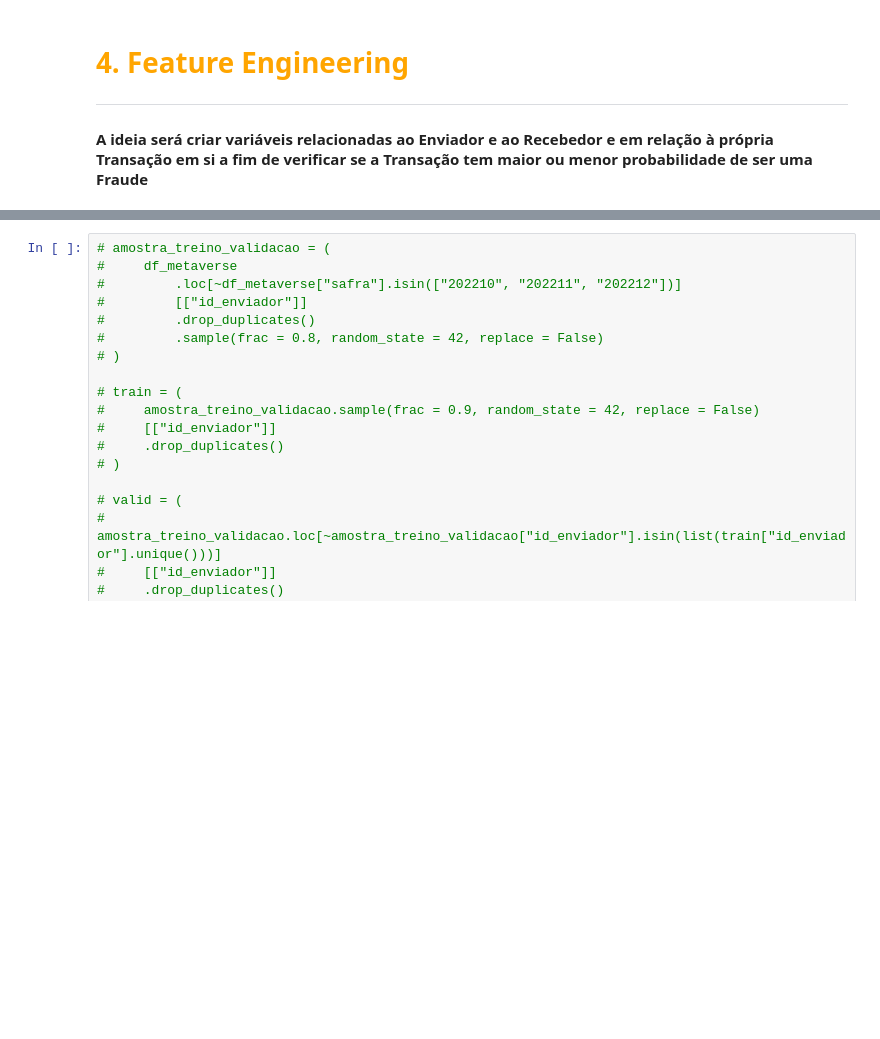
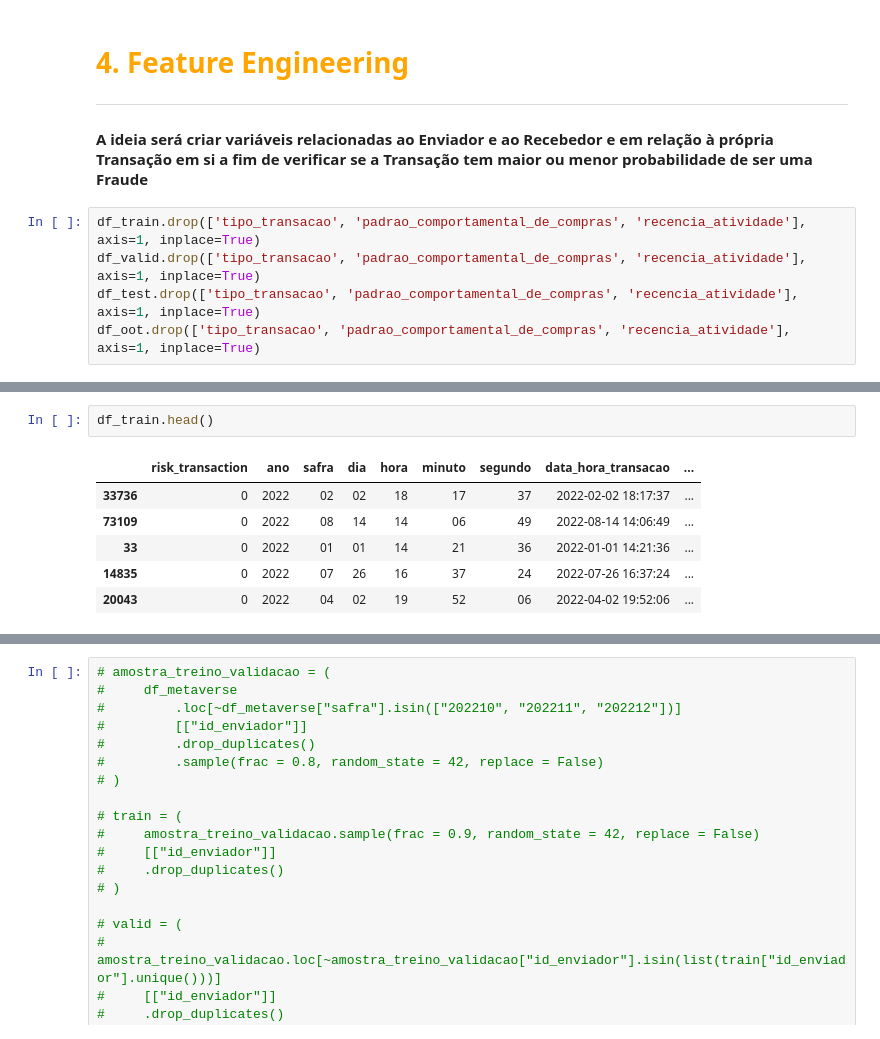
Before and after one commit to leonardovargas10/Modelo_Deteccao_Fraude, a Jupyter notebook: modelo.ipynb, the cells around one changed output, grey strips where cells are left out. Drawn from its saved outputs; the diff is of its cells as text; blank space fills up the shorter version.

```diff
--- a/modelo.ipynb
+++ b/modelo.ipynb
@@ -783,3 +848,8 @@ for col in df_eda_categoricas[cat_cols].columns:
 <hr style='border: 2px solid orange;'>
 
 #### A ideia será criar variáveis relacionadas ao Enviador e ao Recebedor e em relação à própria Transação em si a fim de verificar se a Transação tem maior ou menor probabilidade de ser uma Fraude
+# %%
+df_train.drop(['tipo_transacao', 'padrao_comportamental_de_compras', 'recencia_atividade'], axis=1, inplace=True)
+df_valid.drop(['tipo_transacao', 'padrao_comportamental_de_compras', 'recencia_atividade'], axis=1, inplace=True)
+df_test.drop(['tipo_transacao', 'padrao_comportamental_de_compras', 'recencia_atividade'], axis=1, inplace=True)
+df_oot.drop(['tipo_transacao', 'padrao_comportamental_de_compras', 'recencia_atividade'], axis=1, inplace=True)
@@ -786,3 +937,12 @@ for col in df_eda_categoricas[cat_cols].columns:
+# %%
+df_train.head()
+# %% [output]
+|  | risk_transaction | ano | safra | dia | hora | minuto | segundo | data_hora_transacao | ... |
+| 33736 | 0 | 2022 | 02 | 02 | 18 | 17 | 37 | 2022-02-02 18:17:37 | ... |
+| 73109 | 0 | 2022 | 08 | 14 | 14 | 06 | 49 | 2022-08-14 14:06:49 | ... |
+| 33 | 0 | 2022 | 01 | 01 | 14 | 21 | 36 | 2022-01-01 14:21:36 | ... |
+| 14835 | 0 | 2022 | 07 | 26 | 16 | 37 | 24 | 2022-07-26 16:37:24 | ... |
+| 20043 | 0 | 2022 | 04 | 02 | 19 | 52 | 06 | 2022-04-02 19:52:06 | ... |
 # %% [markdown]
 # <font color='green' style='font-size: 30px;'> 4.1) Variáveis de RFM </font>
 <hr style='border: 2px solid green;'>
```
Also changed, not shown: parts of 12 cells of this notebook.
